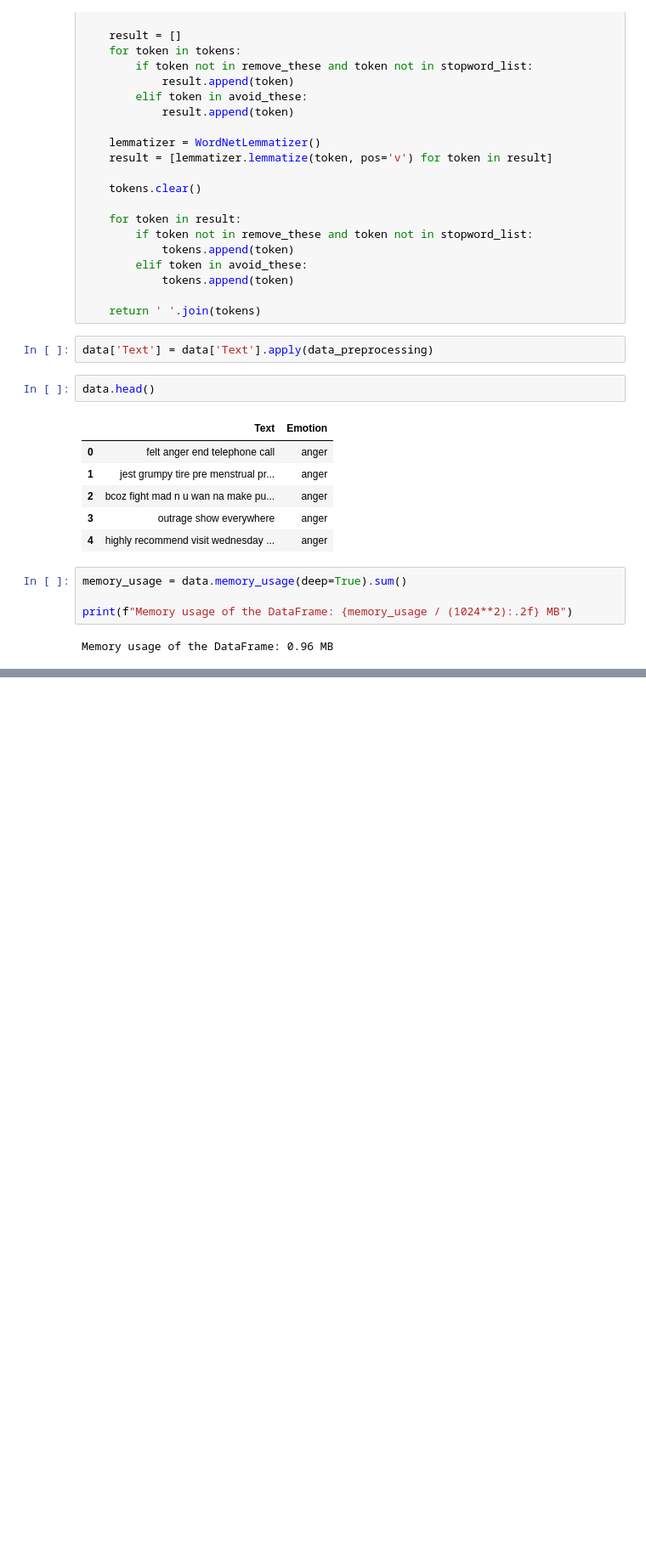
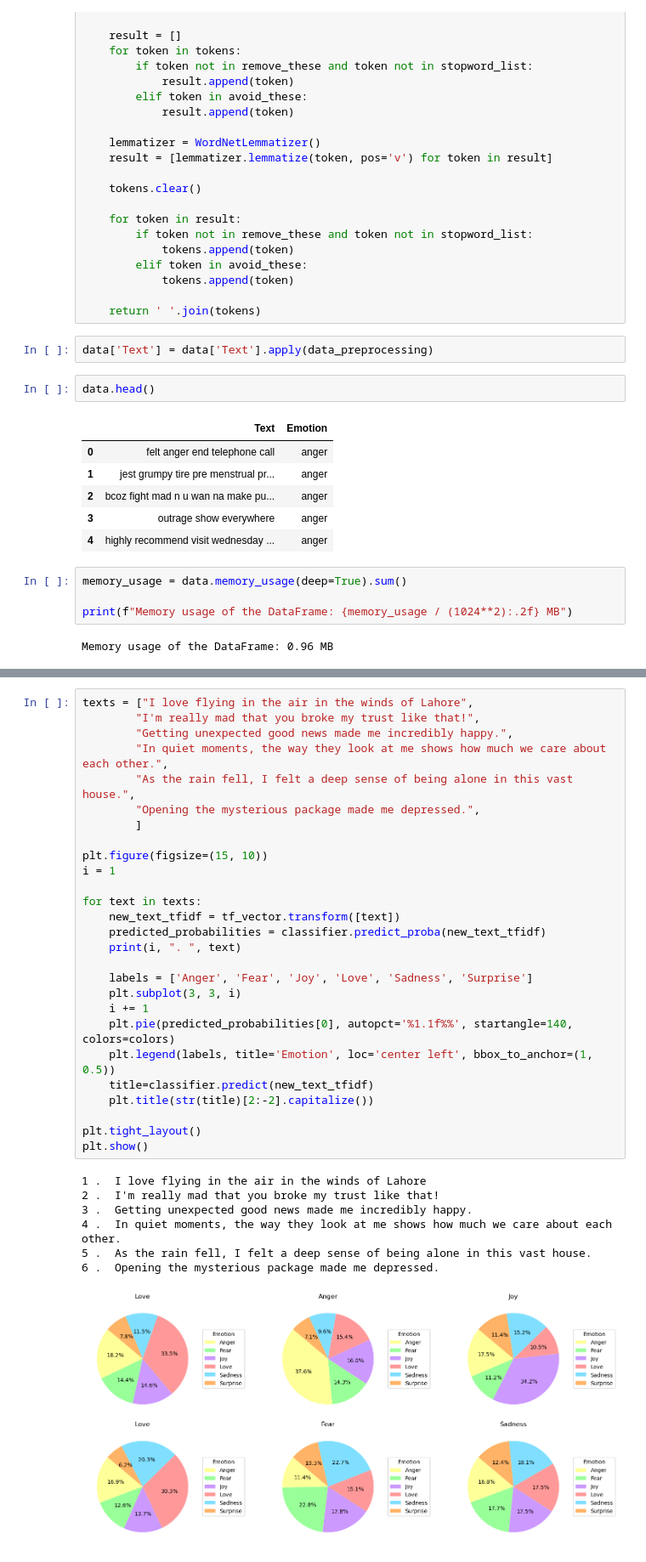
Before and after one commit to ahmedembeddedx/Emotion_Sentiment_Analysis_and_Predictive_Model, a Jupyter notebook: Emotion Detection/notebook.ipynb, the cells around one changed output, grey strips where cells are left out. Shown at 85% size. Saved outputs shown, nothing was run; the diff lists cells and outputs as text; blank space fills up the shorter version.

```diff
--- a/Emotion Detection/notebook.ipynb
+++ b/Emotion Detection/notebook.ipynb
@@ -266,0 +255,35 @@ plt.show()
+# %%
+texts = ["I love flying in the air in the winds of Lahore",
+        "I'm really mad that you broke my trust like that!",
+        "Getting unexpected good news made me incredibly happy.",
+        "In quiet moments, the way they look at me shows how much we care about each other.",
+        "As the rain fell, I felt a deep sense of being alone in this vast house.",
+        "Opening the mysterious package made me depressed.",
+        ]
+
+plt.figure(figsize=(15, 10))
+i = 1
+
+for text in texts:
+    new_text_tfidf = tf_vector.transform([text])
+    predicted_probabilities = classifier.predict_proba(new_text_tfidf)
+    print(i, ". ", text)
+
+    labels = ['Anger', 'Fear', 'Joy', 'Love', 'Sadness', 'Surprise']
+    plt.subplot(3, 3, i)
+    i += 1
+    plt.pie(predicted_probabilities[0], autopct='%1.1f%%', startangle=140, colors=colors)
+    plt.legend(labels, title='Emotion', loc='center left', bbox_to_anchor=(1, 0.5))
+    title=classifier.predict(new_text_tfidf)
+    plt.title(str(title)[2:-2].capitalize())
+
+plt.tight_layout()
+plt.show()
+# %% [output]
+1 .  I love flying in the air in the winds of Lahore
+2 .  I'm really mad that you broke my trust like that!
+3 .  Getting unexpected good news made me incredibly happy.
+4 .  In quiet moments, the way they look at me shows how much we care about each other.
+5 .  As the rain fell, I felt a deep sense of being alone in this vast house.
+6 .  Opening the mysterious package made me depressed.
+[figure, added]
```
Also changed, not shown: parts of 13 cells of this notebook.
